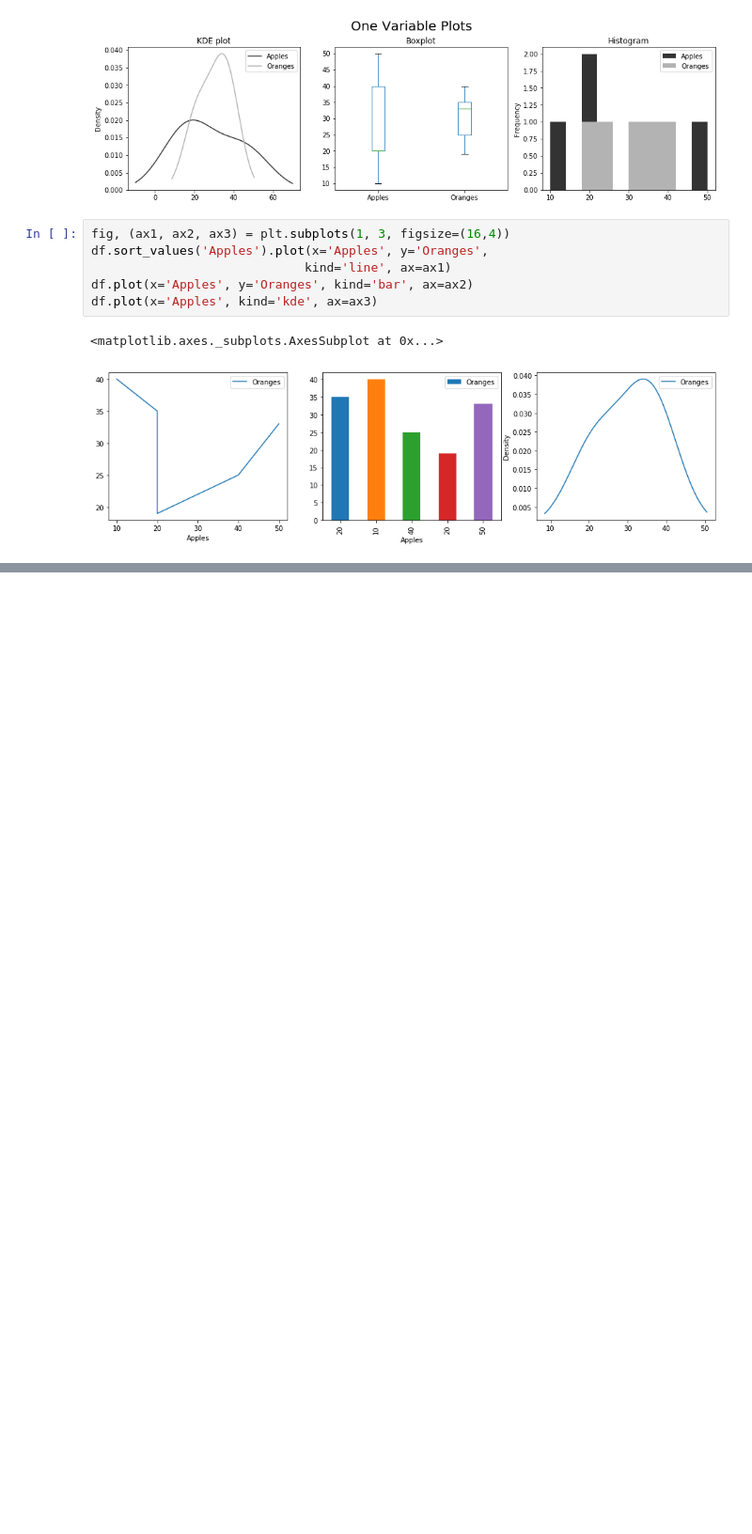
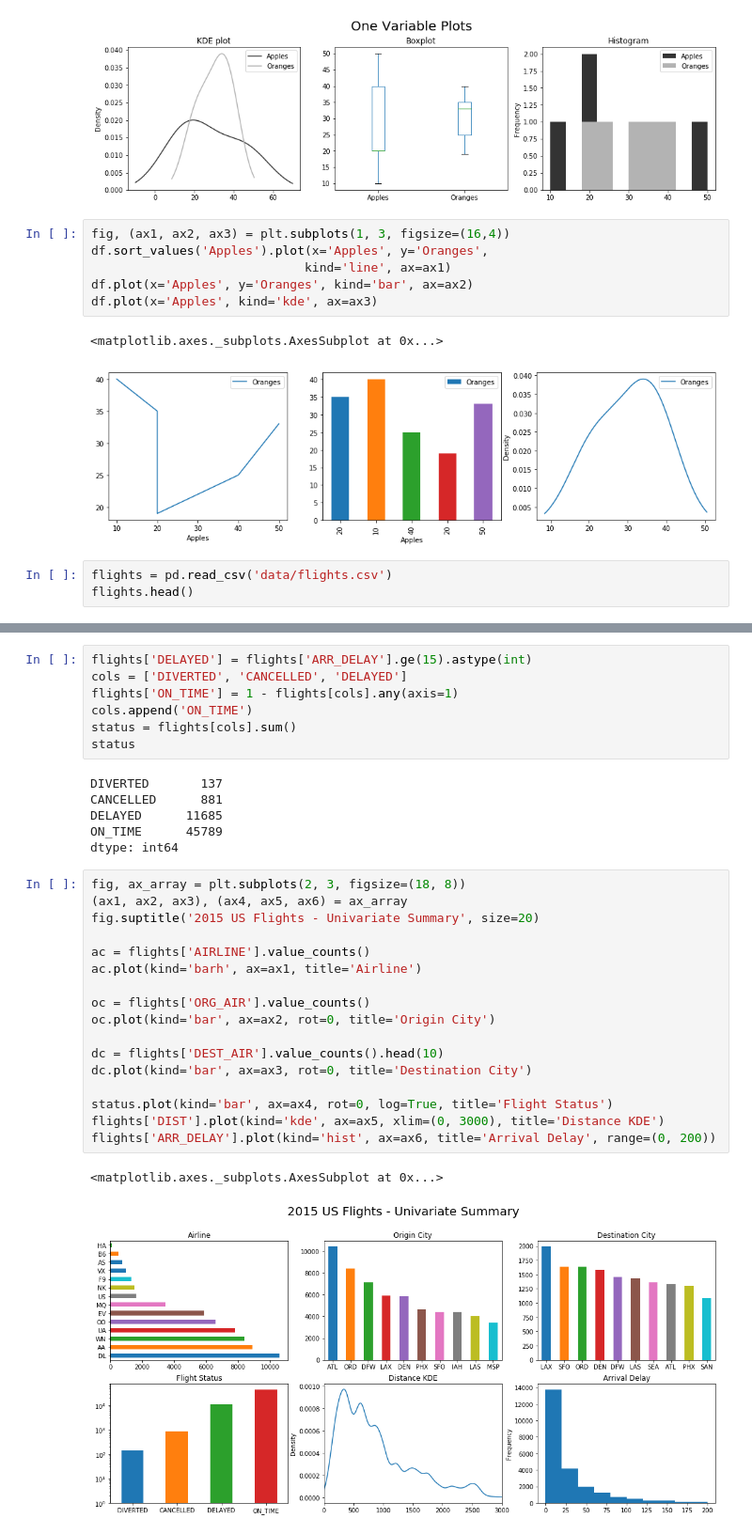
Before and after one commit to davetlewis-van/Pandas-Cookbook, a Jupyter notebook: Visualization.ipynb, the cells around one changed output, grey strips where cells are left out. Shown: that part at 94% size. Saved outputs shown, nothing was run; the diff lists cells and outputs as text; blank space fills up the shorter version.

Commit message:
visualizaton updates

```diff
--- a/Visualization.ipynb
+++ b/Visualization.ipynb
@@ -352,3 +351,6 @@ df.plot(x='Apples', kind='kde', ax=ax3)
 # %% [output]
 <matplotlib.axes._subplots.AxesSubplot at 0x...>
 [figure]
+# %%
+flights = pd.read_csv('data/flights.csv')
+flights.head()
@@ -354,0 +364,33 @@ df.plot(x='Apples', kind='kde', ax=ax3)
+# %%
+flights['DELAYED'] = flights['ARR_DELAY'].ge(15).astype(int)
+cols = ['DIVERTED', 'CANCELLED', 'DELAYED']
+flights['ON_TIME'] = 1 - flights[cols].any(axis=1)
+cols.append('ON_TIME')
+status = flights[cols].sum()
+status
+# %% [output]
+DIVERTED       137
+CANCELLED      881
+DELAYED      11685
+ON_TIME      45789
+dtype: int64
+# %%
+fig, ax_array = plt.subplots(2, 3, figsize=(18, 8))
+(ax1, ax2, ax3), (ax4, ax5, ax6) = ax_array
+fig.suptitle('2015 US Flights - Univariate Summary', size=20)
+
+ac = flights['AIRLINE'].value_counts()
+ac.plot(kind='barh', ax=ax1, title='Airline')
+
+oc = flights['ORG_AIR'].value_counts()
+oc.plot(kind='bar', ax=ax2, rot=0, title='Origin City')
+
+dc = flights['DEST_AIR'].value_counts().head(10)
+dc.plot(kind='bar', ax=ax3, rot=0, title='Destination City')
+
+status.plot(kind='bar', ax=ax4, rot=0, log=True, title='Flight Status')
+flights['DIST'].plot(kind='kde', ax=ax5, xlim=(0, 3000), title='Distance KDE')
+flights['ARR_DELAY'].plot(kind='hist', ax=ax6, title='Arrival Delay', range=(0, 200))
+# %% [output]
+<matplotlib.axes._subplots.AxesSubplot at 0x...>
+[figure, added]
```
Also changed, not shown: parts of 10 cells of this notebook.
